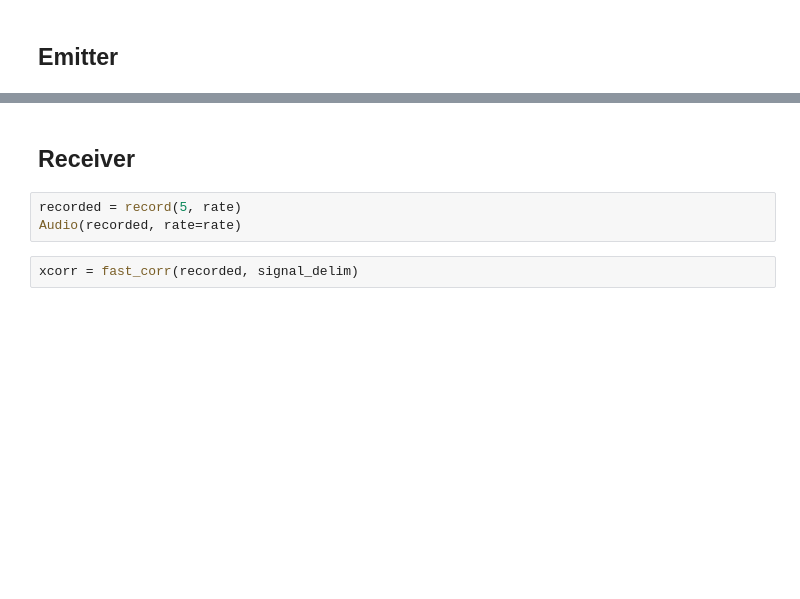
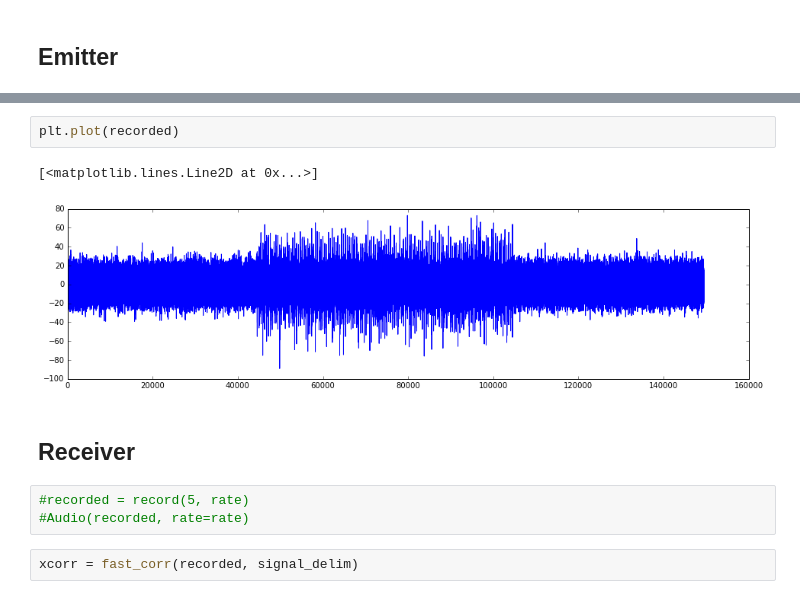
Before and after one commit to zifeo/Transmitter-receiver, a Jupyter notebook: Over-the-air.ipynb, the cells around one changed output, grey strips where cells are left out. Saved outputs shown, nothing was run; the diff lists cells and outputs as text; blank space fills up the shorter version.

```diff
--- a/Over-the-air.ipynb
+++ b/Over-the-air.ipynb
@@ -204,8 +203,13 @@ plt.plot(signal)
+# %%
+plt.plot(recorded)
+# %% [output]
+[<matplotlib.lines.Line2D at 0x...>]
+[figure, added]
 # %% [markdown]
 ## Receiver
 # %%
-recorded = record(5, rate)
-Audio(recorded, rate=rate)
+#recorded = record(5, rate)
+#Audio(recorded, rate=rate)
 # %%
 xcorr = fast_corr(recorded, signal_delim)
 # %%
```
Also changed, not shown: parts of 14 cells of this notebook.
